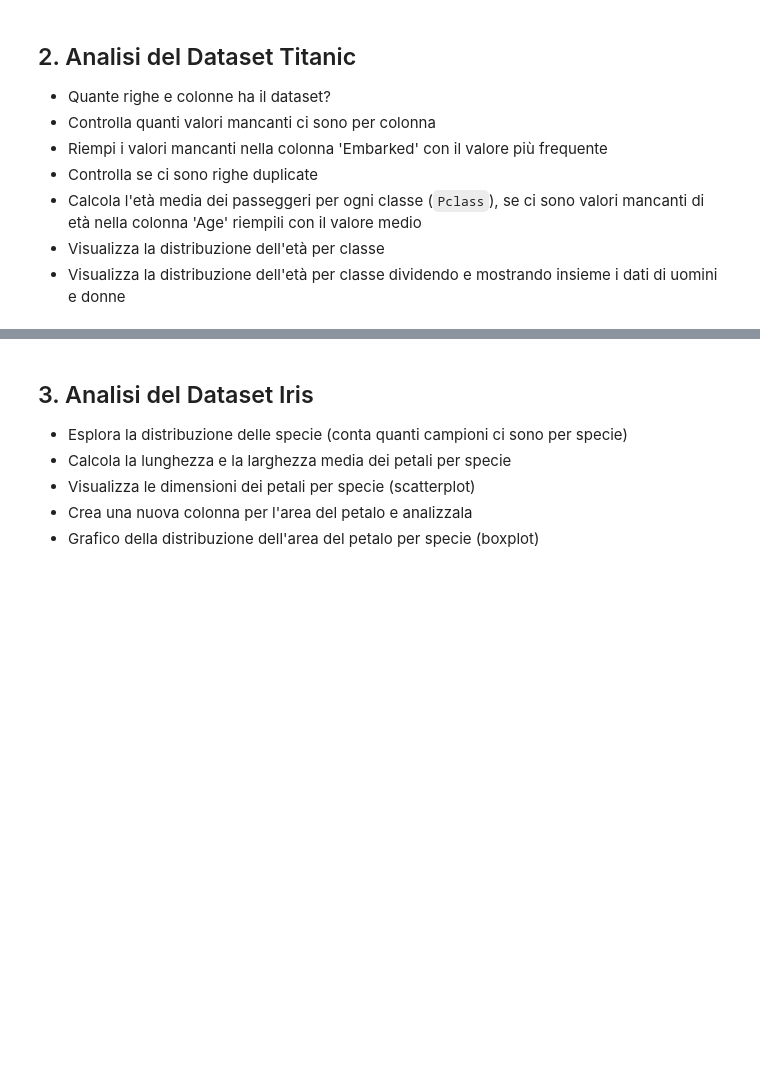
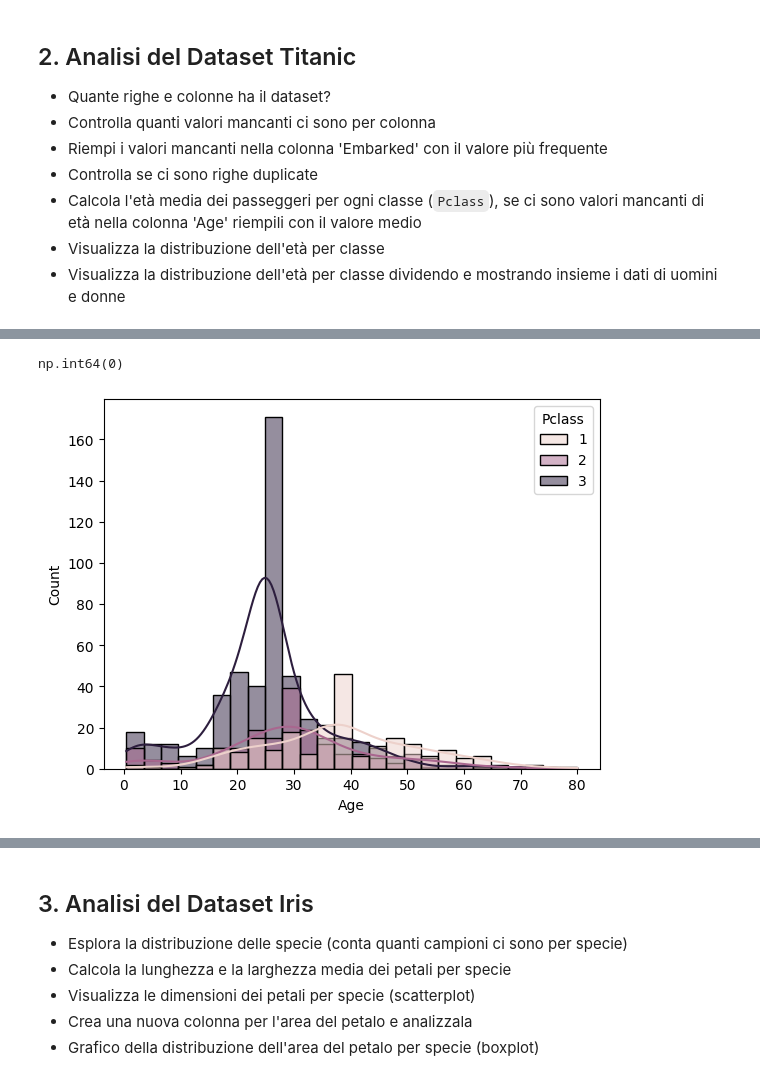
Before and after one commit to Neetre/intro_lab_2026, a Jupyter notebook: lez5/5.4_Esercizi_lez_5.ipynb, the cells around one changed output, grey strips where cells are left out. Saved outputs shown, nothing was run; the diff lists cells and outputs as text; code cells hidden in the pictures; blank space fills up the shorter version.

```diff
--- a/lez5/5.4_Esercizi_lez_5.ipynb
+++ b/lez5/5.4_Esercizi_lez_5.ipynb
@@ -69,0 +90,4 @@ df.head()
+# %%
+median = df['Embarked'].value_counts().idxmax()
+median
+df['Embarked'].fillna(median, inplace=True)
@@ -69,0 +114,13 @@ df.head()
+# %%
+df.duplicated().sum()
+# %% [output]
+np.int64(0)
+# %%
+# eta_mediana = df['Age'].mean()
+df_pclass_mean = df.groupby("Pclass")['Age'].transform('mean')
+df['Age'] = df['Age'].fillna(df_pclass_mean)
+# %%
+sns.histplot(data=df, x='Age', hue='Pclass', kde=True)
+plt.show()
+# %% [output]
+[figure, added]
```
Also changed, not shown: parts of 9 cells of this notebook.
